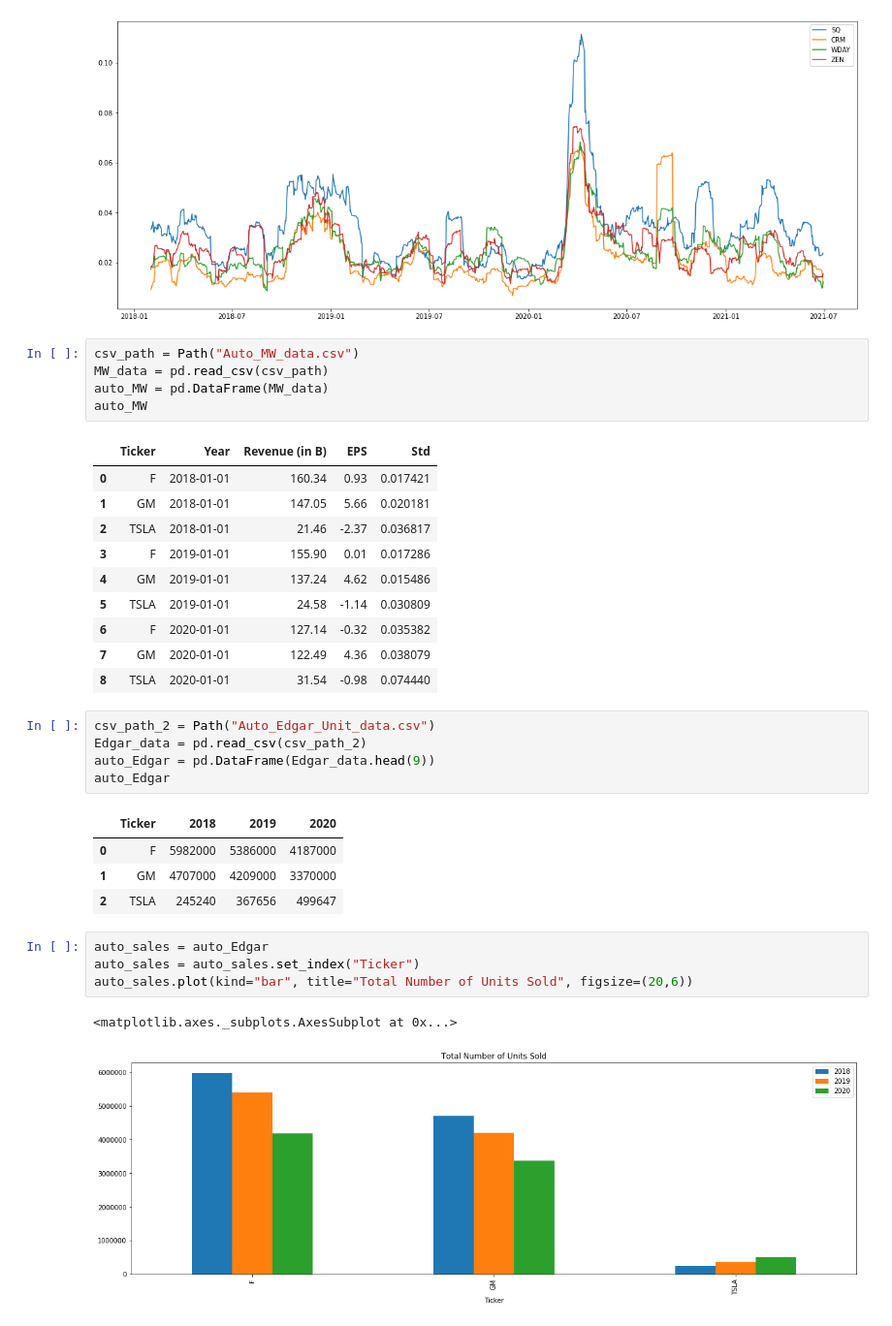
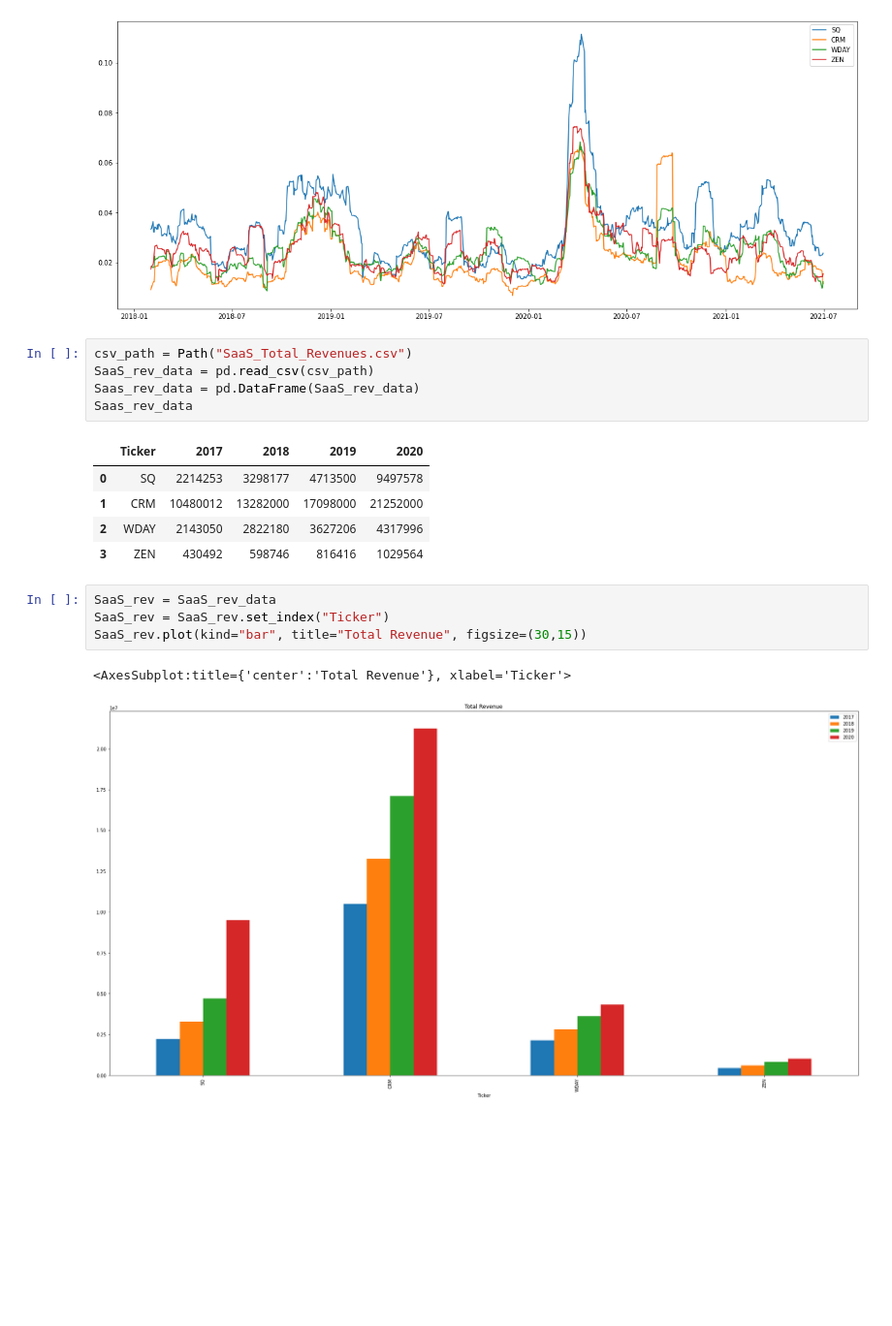
Before and after one commit to dmwalls24/FinTech_Portfolio_Dash, a Jupyter notebook: DWJ_Notebook/SaaS_Alpaca_API.ipynb, the cells around one changed output. Shown at 97% size. Drawn from its saved outputs; the diff is of its cells as text; blank space fills up the shorter version.

```diff
--- a/DWJ_Notebook/SaaS_Alpaca_API.ipynb
+++ b/DWJ_Notebook/SaaS_Alpaca_API.ipynb
@@ -96,35 +96,20 @@ SaaS_std.plot(figsize=(20,8))
 <AxesSubplot:>
 [figure]
 # %%
-csv_path = Path("Auto_MW_data.csv")
-MW_data = pd.read_csv(csv_path)
-auto_MW = pd.DataFrame(MW_data)
-auto_MW
+csv_path = Path("SaaS_Total_Revenues.csv")
+SaaS_rev_data = pd.read_csv(csv_path)
+Saas_rev_data = pd.DataFrame(SaaS_rev_data)
+Saas_rev_data
 # %% [output]
-|  | Ticker | Year | Revenue (in B) | EPS | Std |
-| 0 | F | 2018-01-01 | 160.34 | 0.93 | 0.017421 |
-| 1 | GM | 2018-01-01 | 147.05 | 5.66 | 0.020181 |
-| 2 | TSLA | 2018-01-01 | 21.46 | -2.37 | 0.036817 |
-| 3 | F | 2019-01-01 | 155.90 | 0.01 | 0.017286 |
-| 4 | GM | 2019-01-01 | 137.24 | 4.62 | 0.015486 |
-| 5 | TSLA | 2019-01-01 | 24.58 | -1.14 | 0.030809 |
-| 6 | F | 2020-01-01 | 127.14 | -0.32 | 0.035382 |
-| 7 | GM | 2020-01-01 | 122.49 | 4.36 | 0.038079 |
-| 8 | TSLA | 2020-01-01 | 31.54 | -0.98 | 0.074440 |
+|  | Ticker | 2017 | 2018 | 2019 | 2020 |
+| 0 | SQ | 2214253 | 3298177 | 4713500 | 9497578 |
+| 1 | CRM | 10480012 | 13282000 | 17098000 | 21252000 |
+| 2 | WDAY | 2143050 | 2822180 | 3627206 | 4317996 |
+| 3 | ZEN | 430492 | 598746 | 816416 | 1029564 |
-# %%
-csv_path_2 = Path("Auto_Edgar_Unit_data.csv")
-Edgar_data = pd.read_csv(csv_path_2)
-auto_Edgar = pd.DataFrame(Edgar_data.head(9))
-auto_Edgar
-# %% [output]
-|  | Ticker | 2018 | 2019 | 2020 |
-| 0 | F | 5982000 | 5386000 | 4187000 |
-| 1 | GM | 4707000 | 4209000 | 3370000 |
-| 2 | TSLA | 245240 | 367656 | 499647 |
 # %%
-auto_sales = auto_Edgar
-auto_sales = auto_sales.set_index("Ticker")
-auto_sales.plot(kind="bar", title="Total Number of Units Sold", figsize=(20,6))
+SaaS_rev = SaaS_rev_data
+SaaS_rev = SaaS_rev.set_index("Ticker")
+SaaS_rev.plot(kind="bar", title="Total Revenue", figsize=(30,15))
 # %% [output]
-<matplotlib.axes._subplots.AxesSubplot at 0x...>
+<AxesSubplot:title={'center':'Total Revenue'}, xlabel='Ticker'>
-[figure, old version]
+[figure, new version]
```
Also changed, not shown: parts of 8 cells of this notebook, 2 other files.
